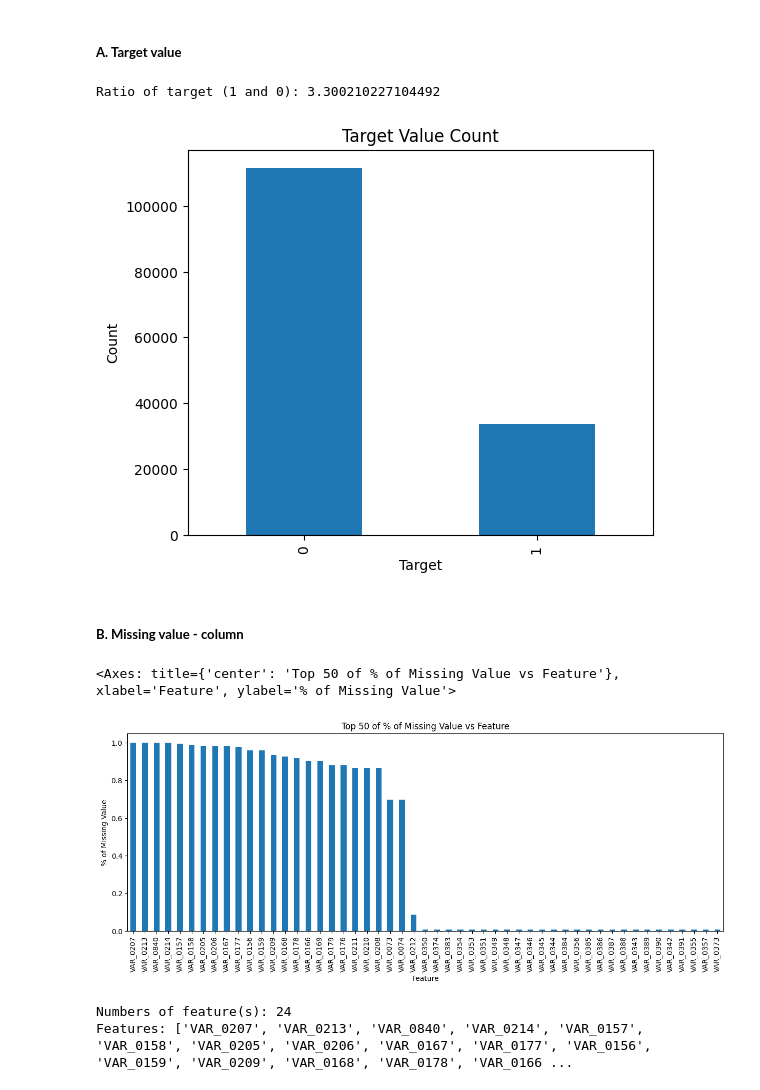
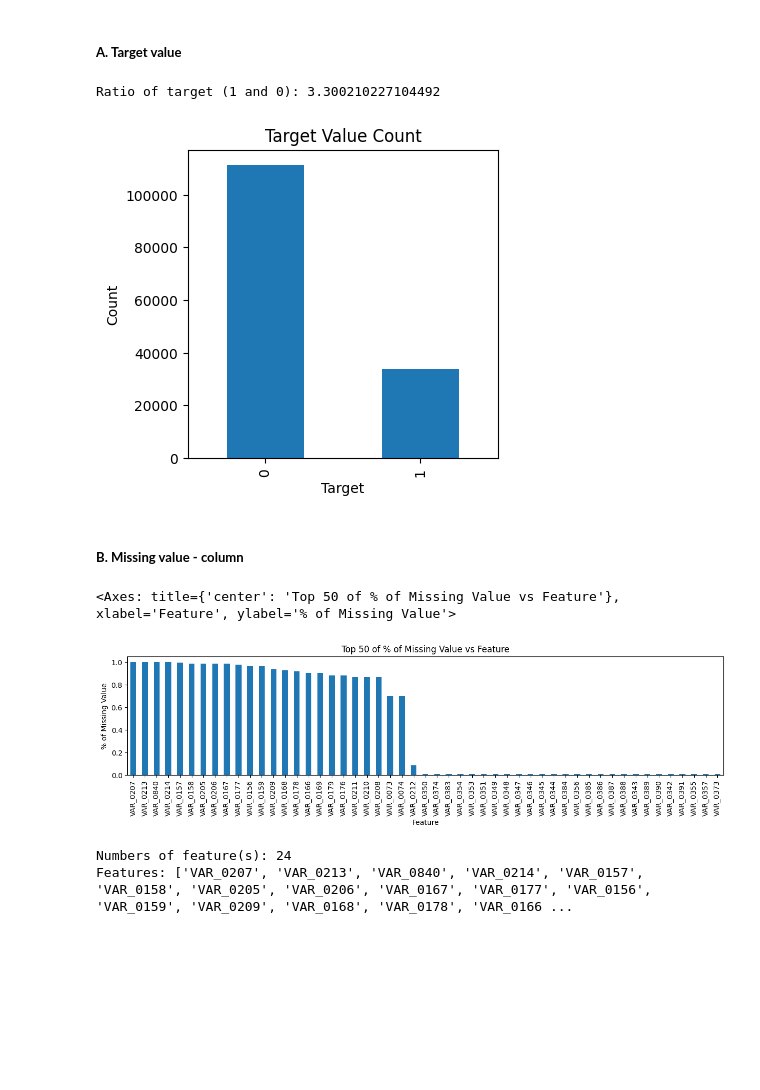
Before and after one commit to rezadzikri19/CLF-Spring-Leaf-Markeing-Response, a Jupyter notebook: marketing_classification.ipynb, the cells around one changed output. Drawn from its saved outputs; the diff is of its cells as text; code cells hidden in the pictures; blank space fills up the shorter version.

```diff
--- a/marketing_classification.ipynb
+++ b/marketing_classification.ipynb
@@ -65,32 +73,22 @@ def is_convertable(col: pd.Series) -> bool:
 
   return False
 
-def save_memory(df_original: pd.DataFrame) -> pd.DataFrame:
-  int_cols = df_original.select_dtypes(np.int64).columns
-  float_cols = df_original.select_dtypes(np.float64).columns
+def save_memory(df_origin: pd.DataFrame) -> pd.DataFrame:
+  int_cols = df_origin.select_dtypes(np.int64).columns
+  float_cols = df_origin.select_dtypes(np.float64).columns
 
-  int_cols = [col for col in int_cols if is_convertable(df_original[col])]
-  float_cols = [col for col in float_cols if is_convertable(df_original[col])]
+  int_cols = [col for col in int_cols if is_convertable(df_origin[col])]
+  float_cols = [col for col in float_cols if is_convertable(df_origin[col])]
 
   int_cols = {col: 'int32' for col in int_cols}
   float_cols = {col: 'float32' for col in float_cols}
 
-  df_original = df_original.astype(int_cols)
-  df_original = df_original.astype(float_cols)
+  df_origin = df_origin.astype(int_cols)
+  df_origin = df_origin.astype(float_cols)
 
-  return df_original
+  return df_origin
 
 df = save_memory(df)
-# %%
-def convert_str2cat(df_original: pd.DataFrame) -> pd.DataFrame:
-  cat_cols = df_original.select_dtypes('object').columns
-
-  cat_cols = {col: 'category' for col in cat_cols}
-  df_original = df_original.astype(cat_cols)
-
-  return df_original
-
-df = convert_str2cat(df)
 # %%
 df.info(memory_usage='deep')
 # %% [output]
@@ -106,29 +104,29 @@ memory usage: 1.0 GB
 # %%
 target_dist = df['target'].value_counts().sort_values(ascending=False)
 target_dist.plot(kind='bar',
-                 figsize=(6, 5),
+                 figsize=(4, 4),
                  title='Target Value Count',
                  xlabel='Target',
                  ylabel='Count')
 
 mayor_minor_ratio = target_dist[0] / target_dist[1]
 print(f'Ratio of target (1 and 0): {mayor_minor_ratio}')
 # %% [output]
 Ratio of target (1 and 0): 3.300210227104492
-[figure, old version]
+[figure, new version]
 # %% [markdown]
 ##### **B. Missing value - column**
 # %%
 df_cols_null = df.isna().mean().sort_values(ascending=False).drop('target')
 
 df_cols_null[:51].plot(kind='bar',
-                       figsize=(15, 5),
+                       figsize=(15, 3),
                        title=r'Top 50 of % of Missing Value vs Feature',
                        xlabel='Feature',
                        ylabel=r'% of Missing Value')
 # %% [output]
 <Axes: title={'center': 'Top 50 of % of Missing Value vs Feature'}, xlabel='Feature', ylabel='% of Missing Value'>
-[figure, old version]
+[figure, new version]
 # %%
 df_cols_null_70p = df_cols_null[df_cols_null > 0.69]
 df_cols_null_70p = df_cols_null_70p.index.to_list()
```
Also changed, not shown: parts of 38 cells of this notebook.
